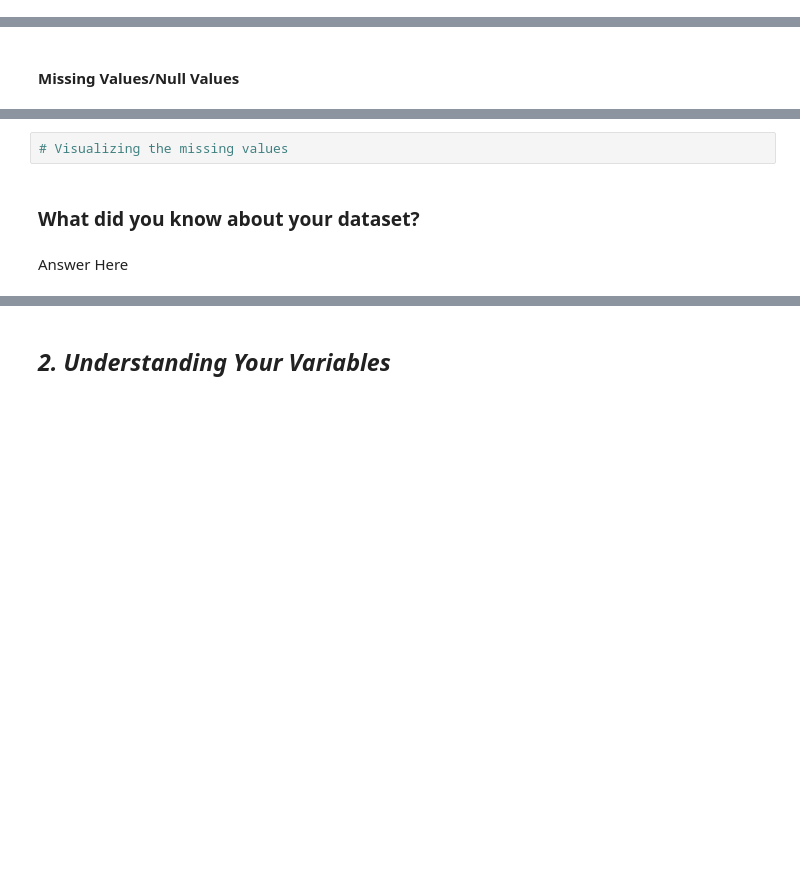
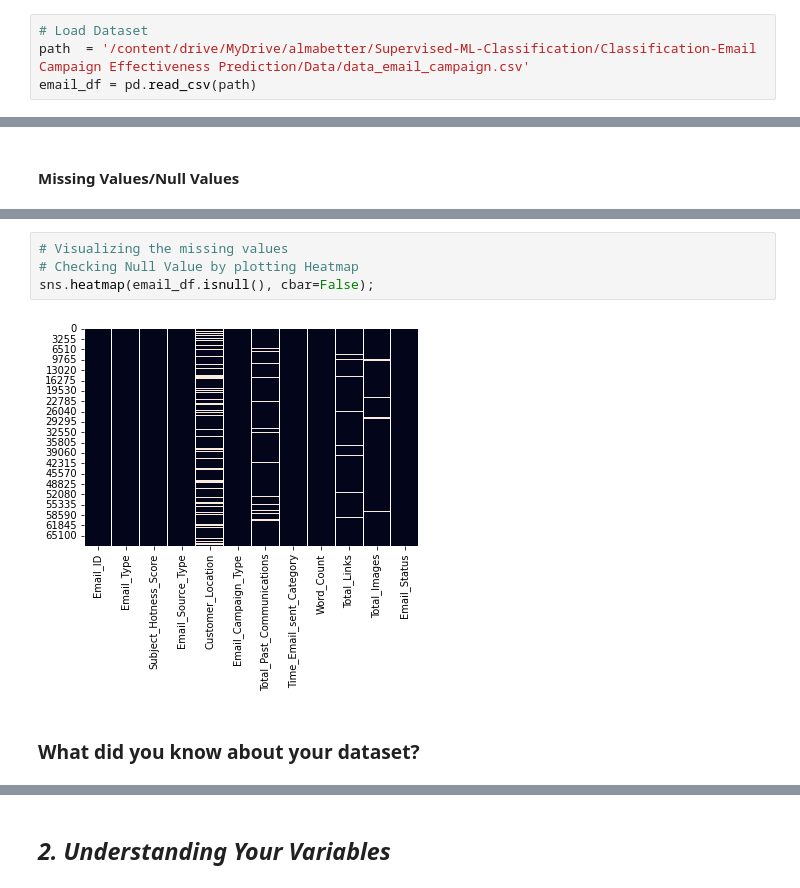
Before and after one commit to abhinav4201/Classification-Email-Campaign-Effectiveness-Prediction, a Jupyter notebook: Email_Campaign_Effectiveness_Prediction_capstone_3.ipynb, the cells around one changed output, grey strips where cells are left out. Cells and saved outputs as stored; diff of their text form; blank space fills up the shorter version.

```diff
--- a/Email_Campaign_Effectiveness_Prediction_capstone_3.ipynb
+++ b/Email_Campaign_Effectiveness_Prediction_capstone_3.ipynb
@@ -98,3 +136,7 @@ M - Multivariate Analysis
+# %%
+# Load Dataset
+path  = '/content/drive/MyDrive/almabetter/Supervised-ML-Classification/Classification-Email Campaign Effectiveness Prediction/Data/data_email_campaign.csv'
+email_df = pd.read_csv(path)
 # %% [markdown]
 ### Dataset First View
 # %%
@@ -118,6 +230,8 @@ M - Multivariate Analysis
 # %%
 # Visualizing the missing values
+# Checking Null Value by plotting Heatmap
+sns.heatmap(email_df.isnull(), cbar=False);
+# %% [output]
+[figure, added]
 # %% [markdown]
 ### What did you know about your dataset?
-# %% [markdown]
-Answer Here
```
Also changed, not shown: parts of 36 cells of this notebook.
